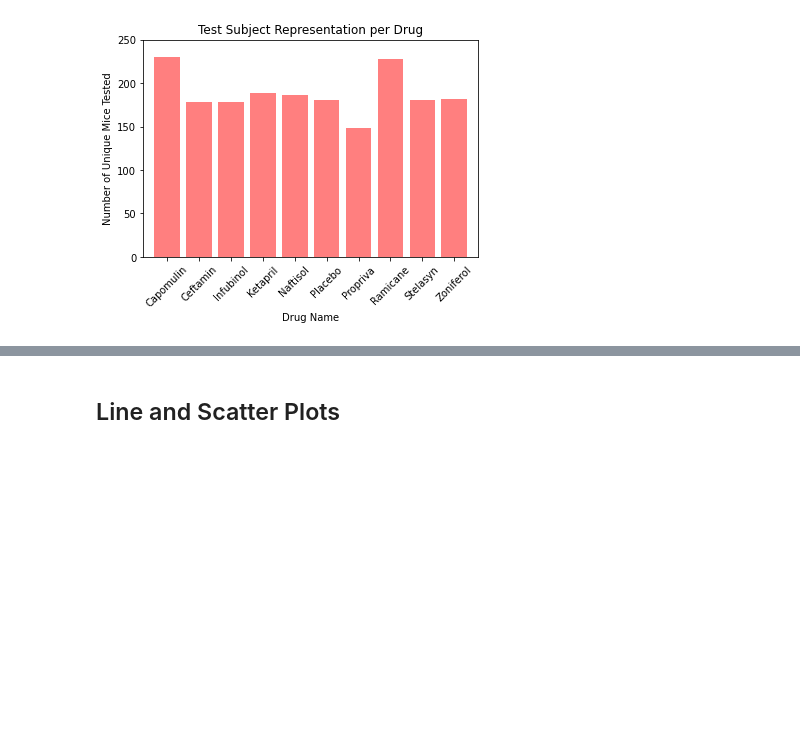
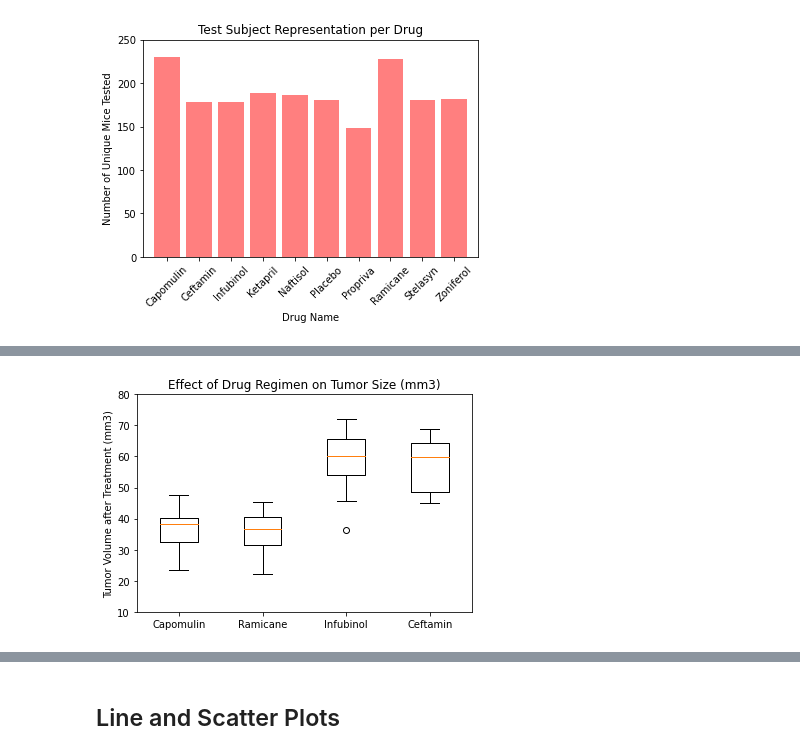
Before and after one commit to drainganggtb/Pymaceuticals-, a Jupyter notebook: Pymaceuticals/pymaceuticals_starter.ipynb, the cells around one changed output, grey strips where cells are left out. Drawn from its saved outputs; the diff is of its cells as text; code cells hidden in the pictures; blank space fills up the shorter version.

```diff
--- a/Pymaceuticals/pymaceuticals_starter.ipynb
+++ b/Pymaceuticals/pymaceuticals_starter.ipynb
@@ -191,8 +215,37 @@ Text(0.5, 1.0, 'Test Subject Representation per Drug')
 # Calculate the final tumor volume of each mouse across four of the treatment regimens:
 # Capomulin, Ramicane, Infubinol, and Ceftamin
 
-# Start by getting the last (greatest) timepoint for each mouse
-
+# Start by getting new df with values corresponding to top 4 treatments
+regimen_comparison=clean_df[clean_df['Drug Regimen'].isin(['Capomulin',
+                                                          'Ramicane',
+                                                         'Infubinol',
+                                                         'Ceftamin'])]
+regimen_comparison=regimen_comparison.sort_values(["Timepoint"], ascending= True)
+regimen_comparison_df = regimen_comparison[["Drug Regimen", "Mouse ID", "Timepoint", "Tumor Volume (mm3)"]]
 
 # Merge this group df with the original dataframe to get the tumor volume at the last timepoint
+rc_sort=regimen_comparison_df.groupby(['Drug Regimen', 'Mouse ID']).last()['Tumor Volume (mm3)']
+
+#turn rc_sort to data frame
+rc_sort_df=rc_sort.to_frame()
+
+# Put treatments into a list for for loop (and later for plot labels)
+treatments = ['Capomulin', 'Ramicane', 'Infubinol', 'Ceftamin']
+# %%
+#box plot for final tumor volume of each mouse across four regimen of interest
+# Create empty list to fill with tumor vol data (for plotting)
+
+final_boxplot = rc_sort_df.reset_index()
+tumor_lists = final_boxplot.groupby('Drug Regimen')['Tumor Volume (mm3)'].apply(list)
+tumor_list_df = pd.DataFrame(tumor_lists)
+tumor_list_df = tumor_list_df.reindex(treatments)
+
+tumor_vols = [vol for vol in tumor_list_df['Tumor Volume (mm3)']]
+plt.boxplot(tumor_vols, labels=treatments)
+plt.ylim(10, 80)
+plt.ylabel('Tumor Volume after Treatment (mm3)')
+plt.title('Effect of Drug Regimen on Tumor Size (mm3)')
+plt.show()
+# %% [output]
+[figure, added]
 # %%
```
Also changed, not shown: parts of 13 cells of this notebook.
